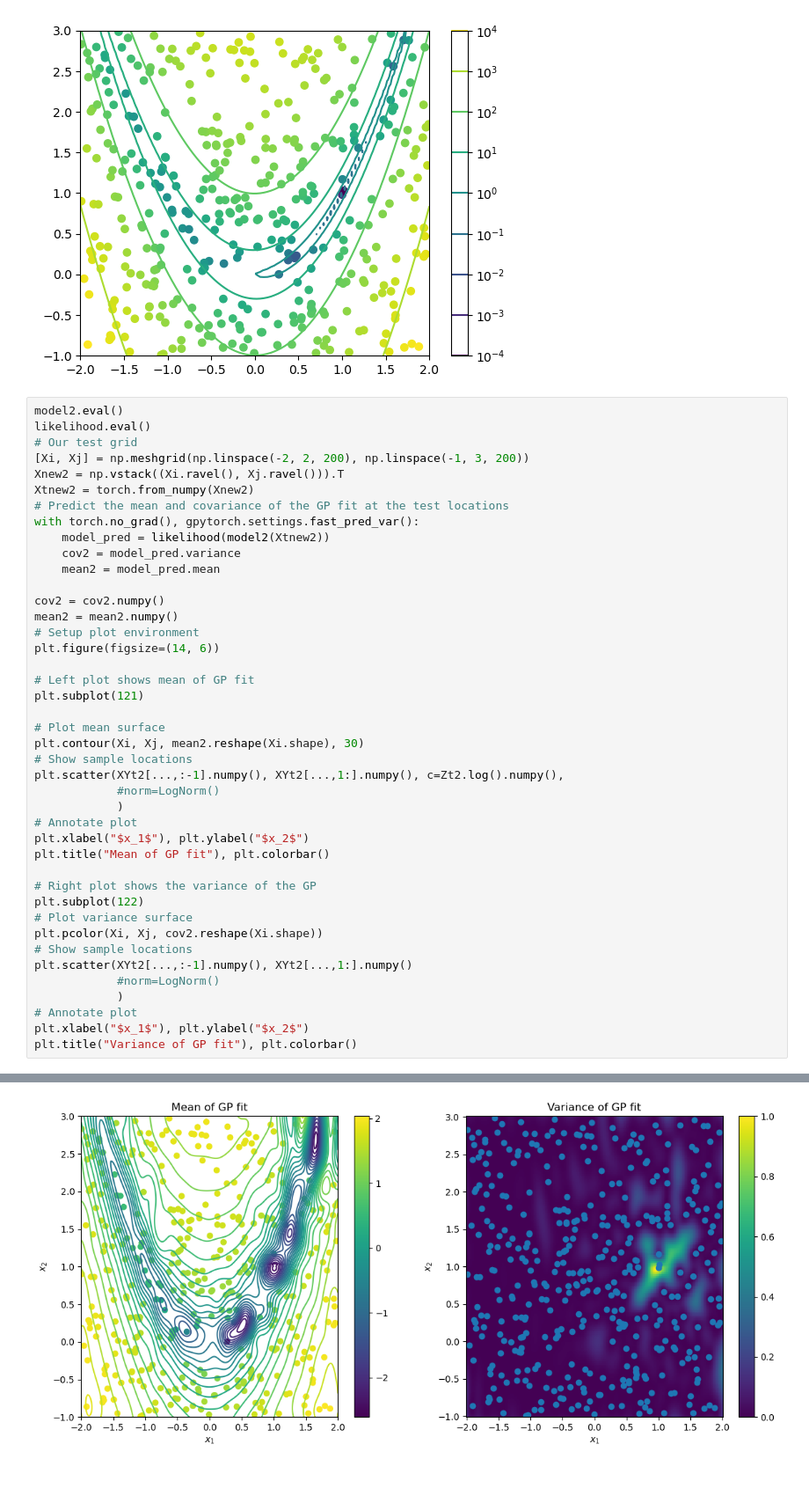
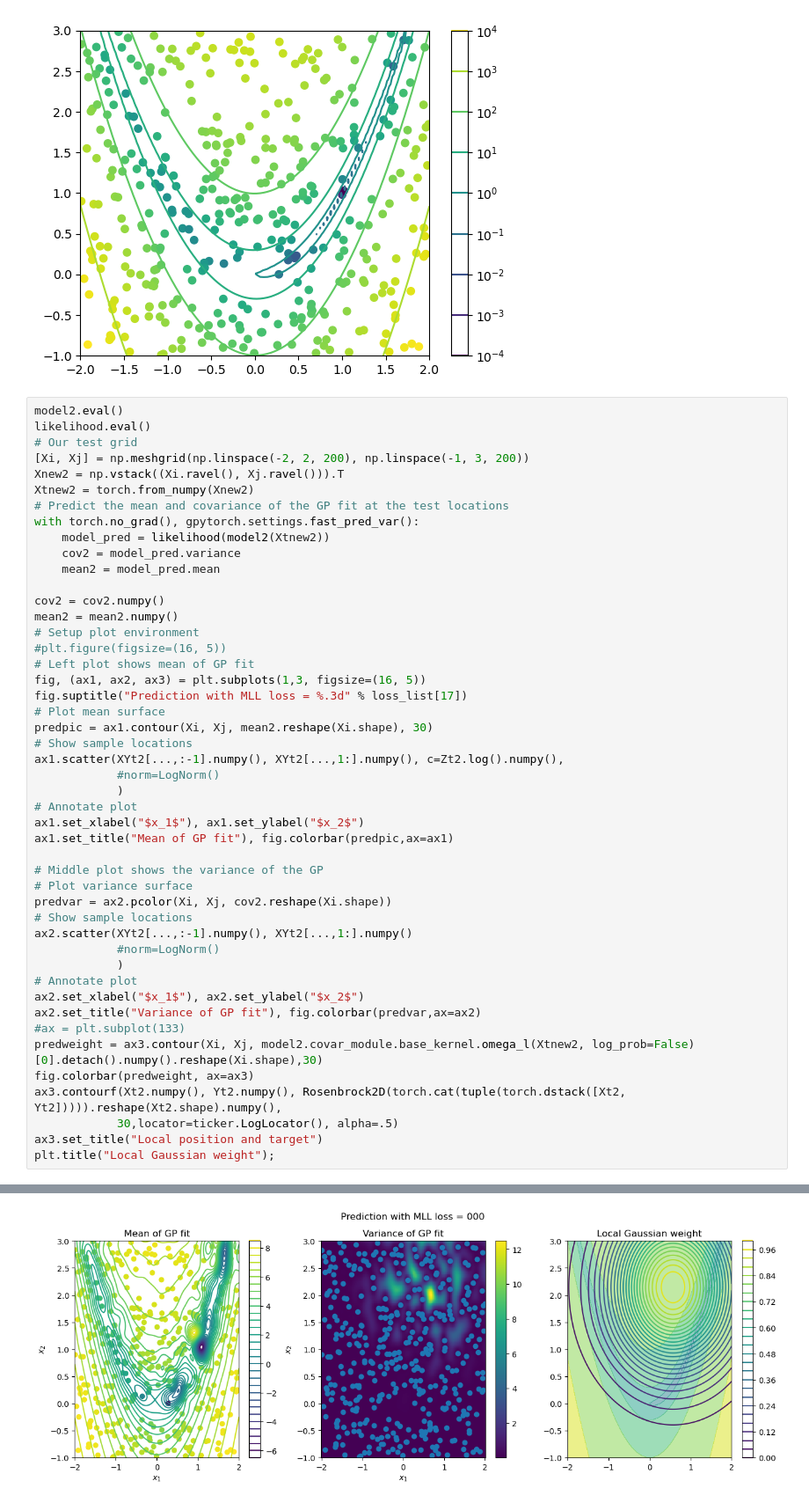
Before and after one commit to huaiyuli/LocalKernelTest, a Jupyter notebook: Adapted_Kernel.ipynb, the cells around one changed output, grey strips where cells are left out. Shown at 88% size. Drawn from its saved outputs; the diff is of its cells as text; blank space fills up the shorter version.

```diff
--- a/Adapted_Kernel.ipynb
+++ b/Adapted_Kernel.ipynb
@@ -661,30 +662,35 @@ with torch.no_grad(), gpytorch.settings.fast_pred_var():
 cov2 = cov2.numpy()
 mean2 = mean2.numpy()
 # Setup plot environment
-plt.figure(figsize=(14, 6))
-
+#plt.figure(figsize=(16, 5))
 # Left plot shows mean of GP fit
-plt.subplot(121)
-
+fig, (ax1, ax2, ax3) = plt.subplots(1,3, figsize=(16, 5))
+fig.suptitle("Prediction with MLL loss = %.3d" % loss_list[17])
 # Plot mean surface
-plt.contour(Xi, Xj, mean2.reshape(Xi.shape), 30)
+predpic = ax1.contour(Xi, Xj, mean2.reshape(Xi.shape), 30)
 # Show sample locations
-plt.scatter(XYt2[...,:-1].numpy(), XYt2[...,1:].numpy(), c=Zt2.log().numpy(),
+ax1.scatter(XYt2[...,:-1].numpy(), XYt2[...,1:].numpy(), c=Zt2.log().numpy(),
             #norm=LogNorm()
             )
 # Annotate plot
-plt.xlabel("$x_1$"), plt.ylabel("$x_2$")
-plt.title("Mean of GP fit"), plt.colorbar()
+ax1.set_xlabel("$x_1$"), ax1.set_ylabel("$x_2$")
+ax1.set_title("Mean of GP fit"), fig.colorbar(predpic,ax=ax1)
 
-# Right plot shows the variance of the GP
-plt.subplot(122)
+# Middle plot shows the variance of the GP
 # Plot variance surface
-plt.pcolor(Xi, Xj, cov2.reshape(Xi.shape))
+predvar = ax2.pcolor(Xi, Xj, cov2.reshape(Xi.shape))
 # Show sample locations
-plt.scatter(XYt2[...,:-1].numpy(), XYt2[...,1:].numpy()
+ax2.scatter(XYt2[...,:-1].numpy(), XYt2[...,1:].numpy()
             #norm=LogNorm()
             )
 # Annotate plot
-plt.xlabel("$x_1$"), plt.ylabel("$x_2$")
-plt.title("Variance of GP fit"), plt.colorbar()
+ax2.set_xlabel("$x_1$"), ax2.set_ylabel("$x_2$")
+ax2.set_title("Variance of GP fit"), fig.colorbar(predvar,ax=ax2)
+#ax = plt.subplot(133)
+predweight = ax3.contour(Xi, Xj, model2.covar_module.base_kernel.omega_l(Xtnew2, log_prob=False)[0].detach().numpy().reshape(Xi.shape),30)
+fig.colorbar(predweight, ax=ax3)
+ax3.contourf(Xt2.numpy(), Yt2.numpy(), Rosenbrock2D(torch.cat(tuple(torch.dstack([Xt2, Yt2])))).reshape(Xt2.shape).numpy(),
+            30,locator=ticker.LogLocator(), alpha=.5)
+ax3.set_title("Local position and target")
+plt.title("Local Gaussian weight");
 # %% [output]
@@ -693 +697 @@ plt.title("Variance of GP fit"), plt.colorbar()
-[figure, old version]
+[figure, new version]
```
Also changed, not shown: parts of 9 cells of this notebook, 1 other file.
